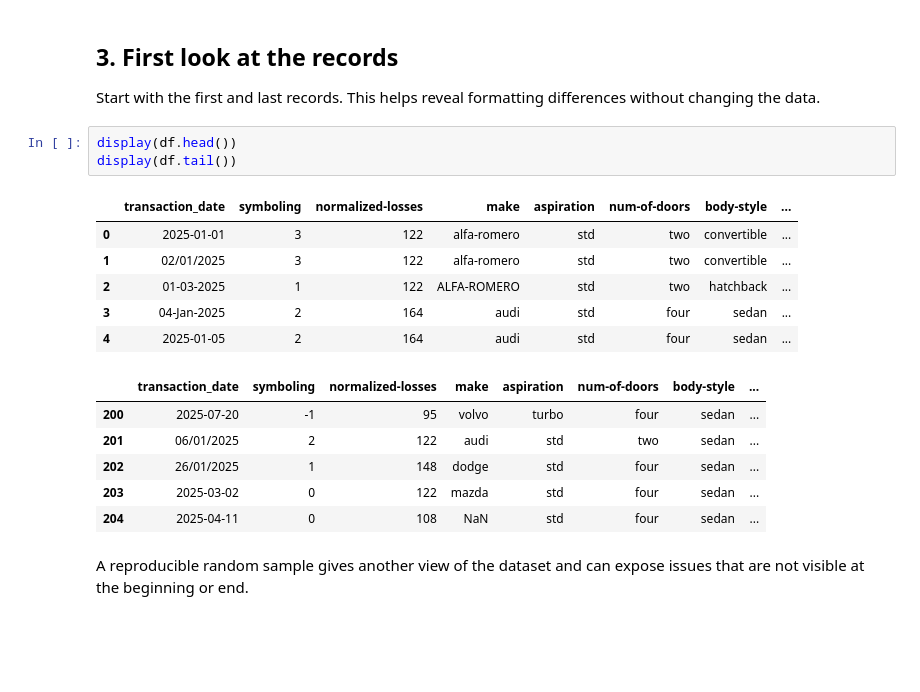
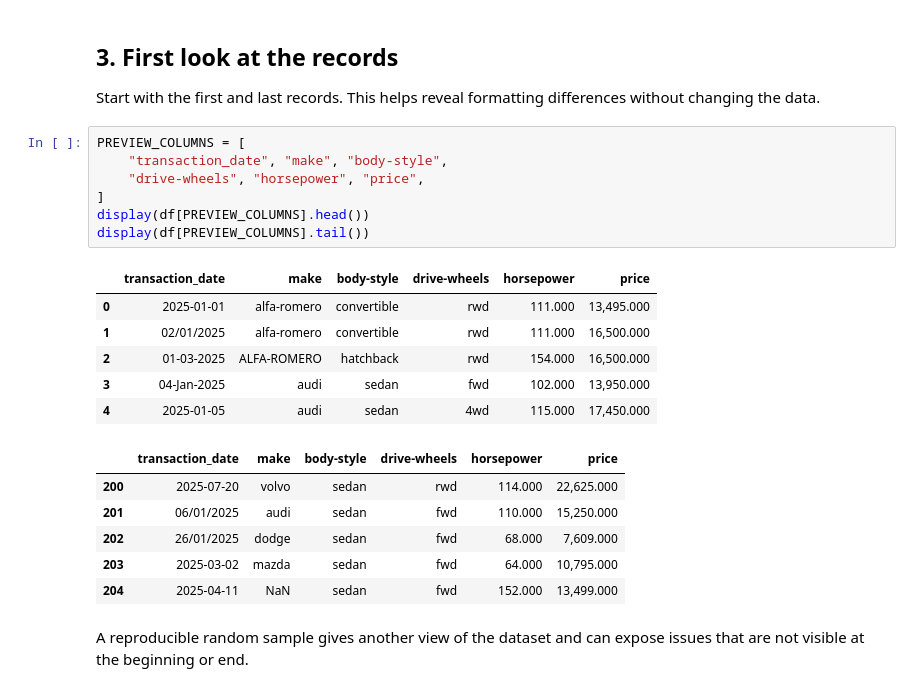
Before and after one commit to mrabbyilyas/assignment-data-pipeline-muhammad-rabby-ilyas, a Jupyter notebook: src/01_automobile_data_exploration.ipynb, the cells around one changed output. Cells and saved outputs as stored; diff of their text form; blank space fills up the shorter version.

```diff
--- a/src/01_automobile_data_exploration.ipynb
+++ b/src/01_automobile_data_exploration.ipynb
@@ -74,21 +76,25 @@ Columns: 30
 
 Start with the first and last records. This helps reveal formatting differences without changing the data.
 # %%
-display(df.head())
-display(df.tail())
+PREVIEW_COLUMNS = [
+    "transaction_date", "make", "body-style",
+    "drive-wheels", "horsepower", "price",
+]
+display(df[PREVIEW_COLUMNS].head())
+display(df[PREVIEW_COLUMNS].tail())
 # %% [output]
-|  | transaction_date | symboling | normalized-losses | make | aspiration | num-of-doors | body-style | ... |
-| 0 | 2025-01-01 | 3 | 122 | alfa-romero | std | two | convertible | ... |
-| 1 | 02/01/2025 | 3 | 122 | alfa-romero | std | two | convertible | ... |
-| 2 | 01-03-2025 | 1 | 122 | ALFA-ROMERO | std | two | hatchback | ... |
-| 3 | 04-Jan-2025 | 2 | 164 | audi | std | four | sedan | ... |
-| 4 | 2025-01-05 | 2 | 164 | audi | std | four | sedan | ... |
+|  | transaction_date | make | body-style | drive-wheels | horsepower | price |
+| 0 | 2025-01-01 | alfa-romero | convertible | rwd | 111.000 | 13,495.000 |
+| 1 | 02/01/2025 | alfa-romero | convertible | rwd | 111.000 | 16,500.000 |
+| 2 | 01-03-2025 | ALFA-ROMERO | hatchback | rwd | 154.000 | 16,500.000 |
+| 3 | 04-Jan-2025 | audi | sedan | fwd | 102.000 | 13,950.000 |
+| 4 | 2025-01-05 | audi | sedan | 4wd | 115.000 | 17,450.000 |
-|  | transaction_date | symboling | normalized-losses | make | aspiration | num-of-doors | body-style | ... |
-| 200 | 2025-07-20 | -1 | 95 | volvo | turbo | four | sedan | ... |
-| 201 | 06/01/2025 | 2 | 122 | audi | std | two | sedan | ... |
-| 202 | 26/01/2025 | 1 | 148 | dodge | std | four | sedan | ... |
-| 203 | 2025-03-02 | 0 | 122 | mazda | std | four | sedan | ... |
-| 204 | 2025-04-11 | 0 | 108 | NaN | std | four | sedan | ... |
+|  | transaction_date | make | body-style | drive-wheels | horsepower | price |
+| 200 | 2025-07-20 | volvo | sedan | rwd | 114.000 | 22,625.000 |
+| 201 | 06/01/2025 | audi | sedan | fwd | 110.000 | 15,250.000 |
+| 202 | 26/01/2025 | dodge | sedan | fwd | 68.000 | 7,609.000 |
+| 203 | 2025-03-02 | mazda | sedan | fwd | 64.000 | 10,795.000 |
+| 204 | 2025-04-11 | NaN | sedan | fwd | 152.000 | 13,499.000 |
 # %% [markdown]
 A reproducible random sample gives another view of the dataset and can expose issues that are not visible at the beginning or end.
 # %%
```
Also changed, not shown: parts of 16 cells of this notebook, 6 other files.
